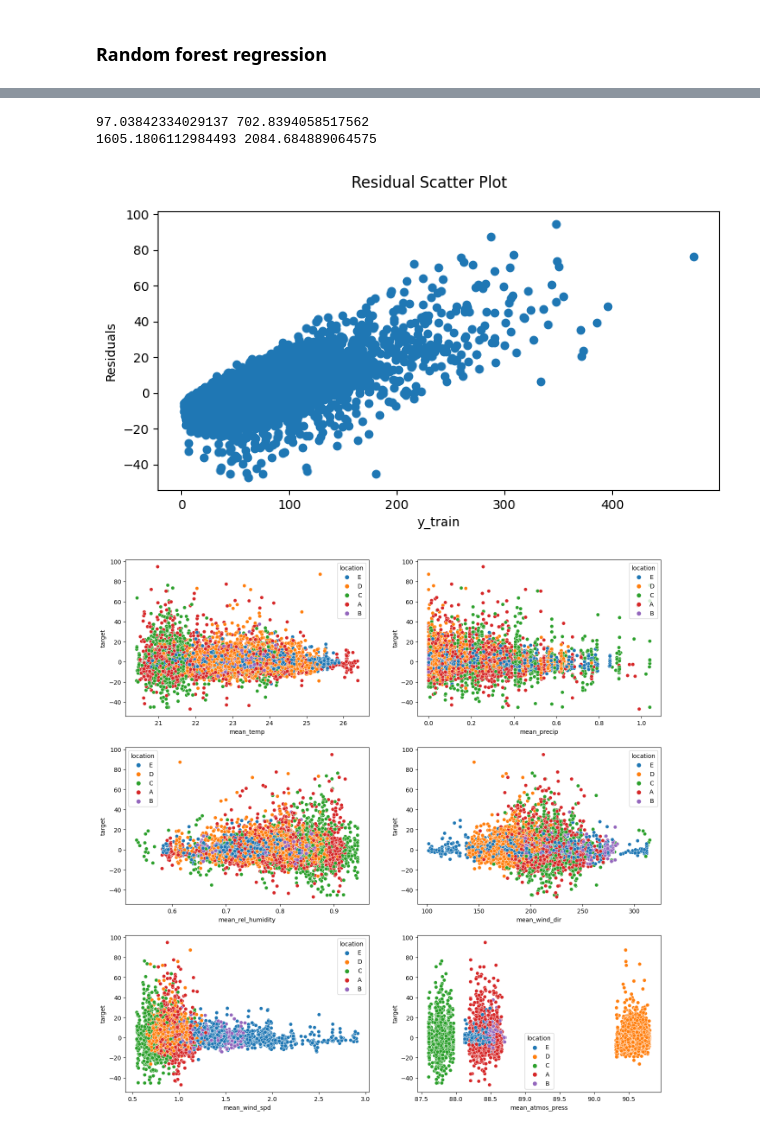
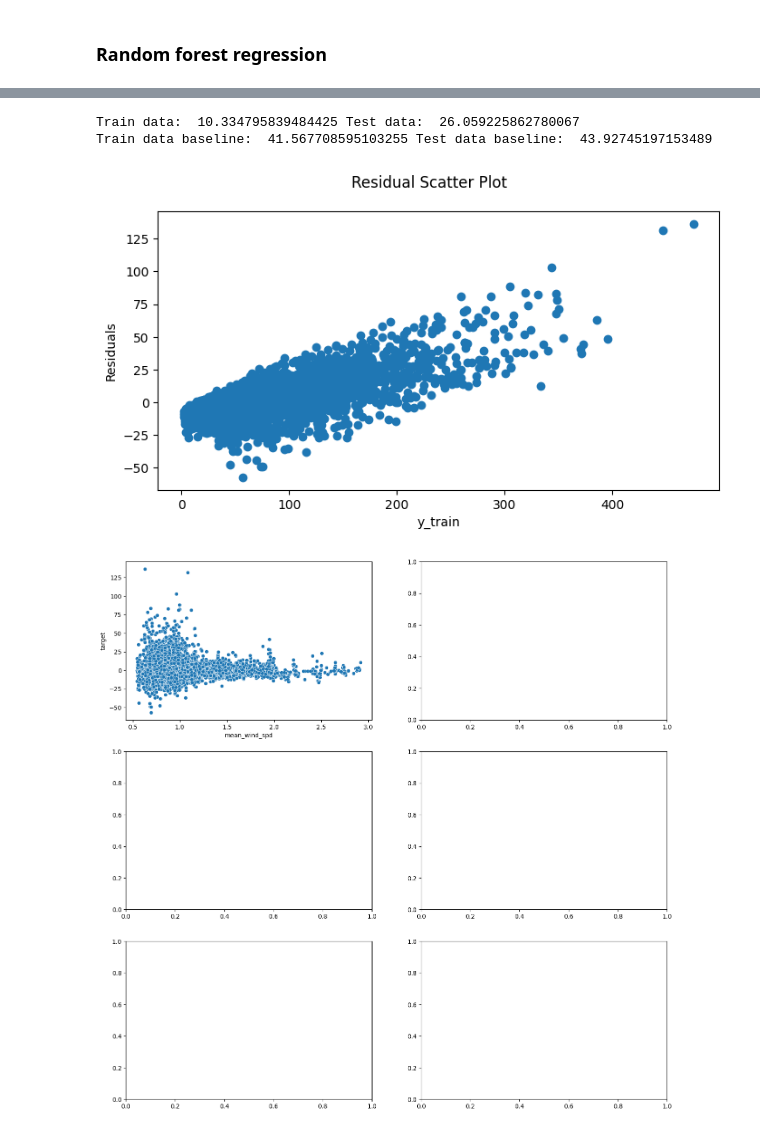
Before and after one commit to markus-baden/ml-project-air-quality, a Jupyter notebook: air_quality_prediction.ipynb, the cells around one changed output, grey strips where cells are left out. Drawn from its saved outputs; the diff is of its cells as text; code cells hidden in the pictures.

```diff
--- a/air_quality_prediction.ipynb
+++ b/air_quality_prediction.ipynb
@@ -130,10 +261,5 @@ ax.set_xlabel("y_train")
 fig.suptitle('Residual Scatter Plot')
 plt.show()
 
-fig,ax = plt.subplots(3,2,figsize=(16,16))
-count=0
-for feat in baseline_features:
-    sns.scatterplot(x=X_train[feat], y=residuals, hue=X_train.location,
-                    ax=ax[int(count/2)][count%2])
-    count += 1
+sns.scatterplot(x=X_train['mean_wind_spd'], y=residuals)
 # %% [output]
@@ -148,7 +292,7 @@ for feat in baseline_features:
 dec_tree = DecisionTreeRegressor(max_features=100, max_depth=20, criterion='squared_error')
 
 # fit the regressor with X and Y data
-dec_tree.fit(X_train.drop('location', axis=1), y_train)
+dec_tree.fit(X_train, y_train)
 # %% [output]
 DecisionTreeRegressor(max_depth=20, max_features=100)
 # %%
@@ -165,8 +308,8 @@ print(mean_squared_error(y_train,y_train_pred_base),mean_squared_error(y_test,y_
 # %%
 # Random forest regression
 # create a regressor object
-ran_for = RandomForestRegressor(n_estimators=100, max_features=100, max_depth=20,n_jobs=-1, criterion='squared_error')
+ran_for = RandomForestRegressor(n_estimators=100, max_features=74, max_depth=20,n_jobs=-1, criterion='squared_error', random_state=RSEED)
 
 # fit the regressor with X and Y data
-ran_for.fit(X_train.drop('location', axis=1), y_train)
+ran_for.fit(X_train, y_train)
 # %% [output]
@@ -179,30 +322,32 @@ X_train.columns[ran_for.feature_importances_.argmax()]
 # %%
-y_train_pred_rf = ran_for.predict(X_train.drop('location', axis=1))
-y_test_pred_rf = ran_for.predict(X_test.drop('location', axis=1))
+y_train_pred_rf = ran_for.predict(X_train)
+y_test_pred_rf = ran_for.predict(X_test)
 
-print(mean_squared_error(y_train,y_train_pred_rf),mean_squared_error(y_test,y_test_pred_rf))
-print(mean_squared_error(y_train,y_train_pred_base),mean_squared_error(y_test,y_test_pred_base))
+print('Train data: ', mean_squared_error(y_train,y_train_pred_rf, squared=False),
+        'Test data: ', mean_squared_error(y_test,y_test_pred_rf, squared=False))
+print('Train data baseline: ', mean_squared_error(y_train,y_train_pred_base, squared=False),
+        'Test data baseline: ', mean_squared_error(y_test,y_test_pred_base, squared=False))
 # %% [output]
-97.03842334029137 702.8394058517562
-1605.1806112984493 2084.684889064575
+Train data:  10.334795839484425 Test data:  26.059225862780067
+Train data baseline:  41.567708595103255 Test data baseline:  43.92745197153489
 # %%
 #calculate residuals
 residuals=y_train-y_train_pred_rf
 
 # plot residuals
 fig, ax = plt.subplots(figsize=(8, 4))
 ax.scatter(y_train, residuals)
 ax.set_ylabel("Residuals")
 ax.set_xlabel("y_train")
 fig.suptitle('Residual Scatter Plot')
 plt.show()
 
 fig,ax = plt.subplots(3,2,figsize=(16,16))
 count=0
 for feat in baseline_features:
-    sns.scatterplot(x=X_train[feat], y=residuals, hue=X_train.location,
+    sns.scatterplot(x=X_train[feat], y=residuals, #hue=X_train.location,
                     ax=ax[int(count/2)][count%2])
     count += 1
 # %% [output]
-[figure, old version]
+[figure, new version]
-[figure, old version]
+[figure, new version]
```
Also changed, not shown: parts of 72 cells of this notebook, 2 other files.
